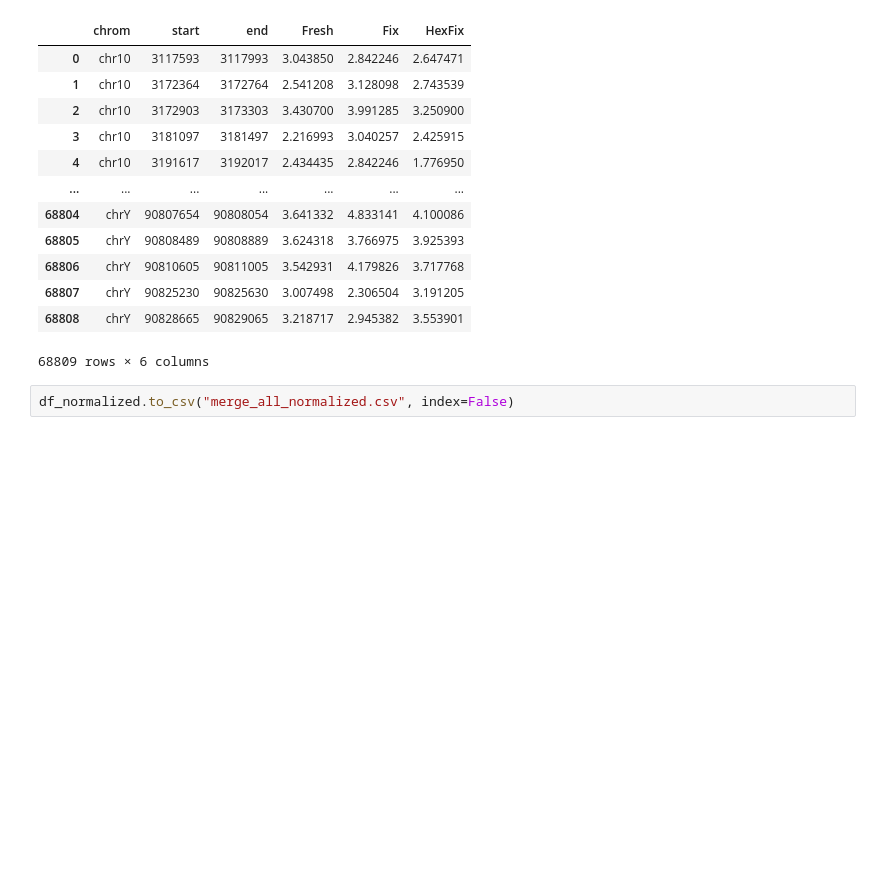
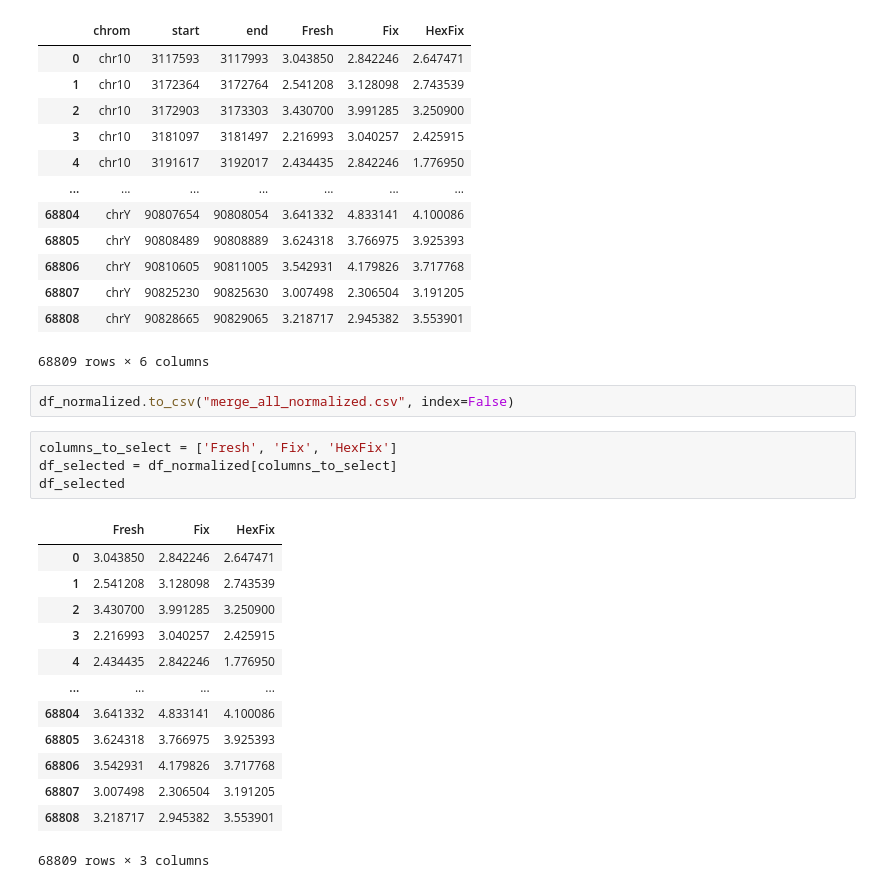
Before and after one commit to N1colTeng/DATA-294P, a Jupyter notebook: Data part1.ipynb, the cells around one changed output. Drawn from its saved outputs; the diff is of its cells as text; blank space fills up the shorter version.

```diff
--- a/Data part1.ipynb
+++ b/Data part1.ipynb
@@ -148,3 +148,21 @@ df_normalized
 68809 rows × 6 columns
 # %%
 df_normalized.to_csv("merge_all_normalized.csv", index=False)
+# %%
+columns_to_select = ['Fresh', 'Fix', 'HexFix']
+df_selected = df_normalized[columns_to_select]
+df_selected
+# %% [output]
+|  | Fresh | Fix | HexFix |
+| 0 | 3.043850 | 2.842246 | 2.647471 |
+| 1 | 2.541208 | 3.128098 | 2.743539 |
+| 2 | 3.430700 | 3.991285 | 3.250900 |
+| 3 | 2.216993 | 3.040257 | 2.425915 |
+| 4 | 2.434435 | 2.842246 | 1.776950 |
+| ... | ... | ... | ... |
+| 68804 | 3.641332 | 4.833141 | 4.100086 |
+| 68805 | 3.624318 | 3.766975 | 3.925393 |
+| 68806 | 3.542931 | 4.179826 | 3.717768 |
+| 68807 | 3.007498 | 2.306504 | 3.191205 |
+| 68808 | 3.218717 | 2.945382 | 3.553901 |
+68809 rows × 3 columns
```
Also changed, not shown: parts of 1 cell of this notebook, 3 other files.
